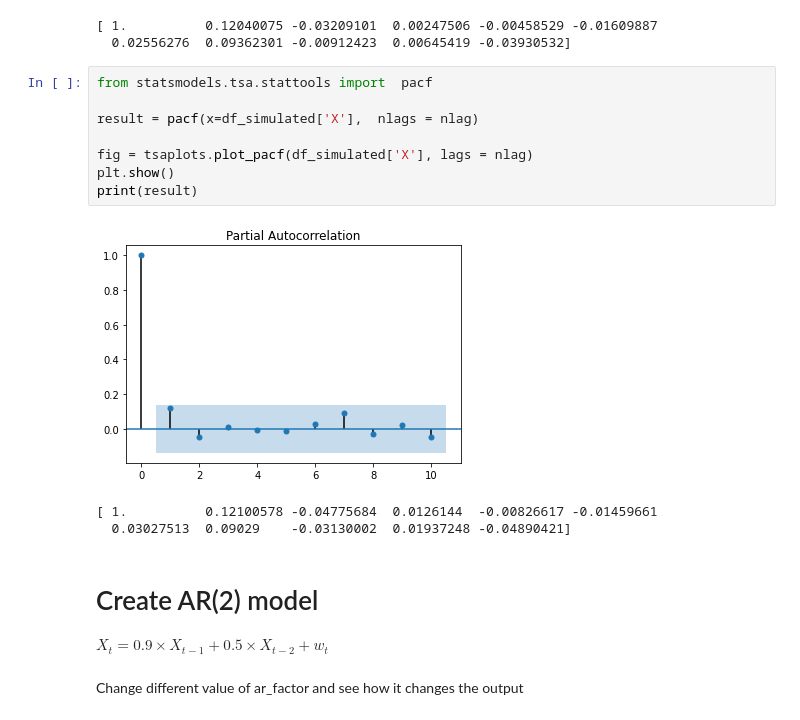
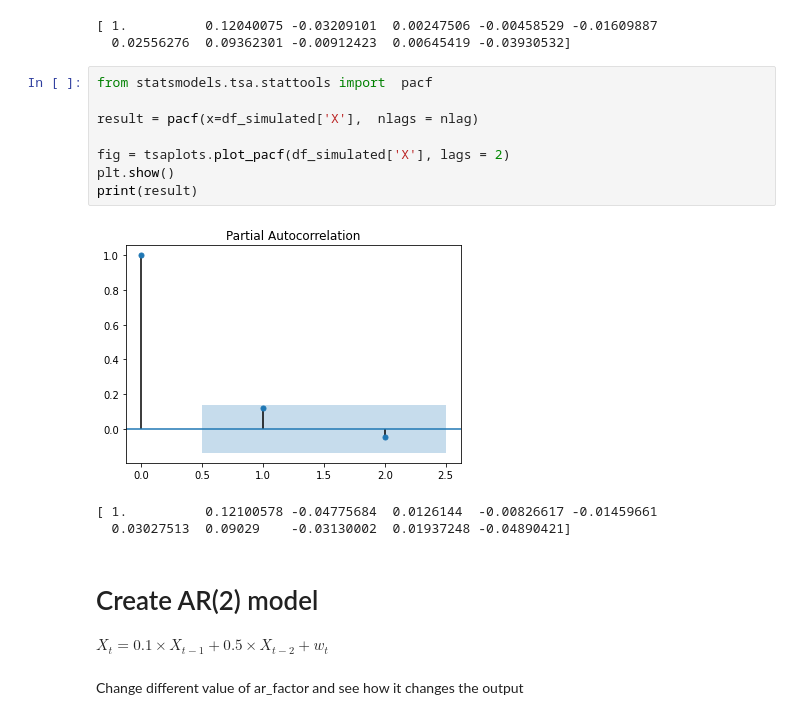
Before and after one commit to jessiejxyu2/ist526-1, a Jupyter notebook: time_series_analysis.ipynb, the cells around one changed output. Drawn from its saved outputs; the diff is of its cells as text.

```diff
--- a/time_series_analysis.ipynb
+++ b/time_series_analysis.ipynb
@@ -1078,18 +1078,18 @@ fft=True will become the default in a future version of statsmodels. To suppress
 # %%
 from statsmodels.tsa.stattools import  pacf
 
 result = pacf(x=df_simulated['X'],  nlags = nlag)
 
-fig = tsaplots.plot_pacf(df_simulated['X'], lags = nlag)
+fig = tsaplots.plot_pacf(df_simulated['X'], lags = 2)
 plt.show()
 print(result)
 # %% [output]
-[figure, old version]
+[figure, new version]
 [ 1.          0.12100578 -0.04775684  0.0126144  -0.00826617 -0.01459661
   0.03027513  0.09029    -0.03130002  0.01937248 -0.04890421]
 # %% [markdown]
 # Create AR(2) model
-$X_t = 0.9 \times X_{t-1} + 0.5\times X_{t-2} + w_t$
+$X_t = 0.1 \times X_{t-1} + 0.5\times X_{t-2} + w_t$
 # %% [markdown]
 Change different value of ar_factor and see how it changes the output
 # %% [markdown]
```
